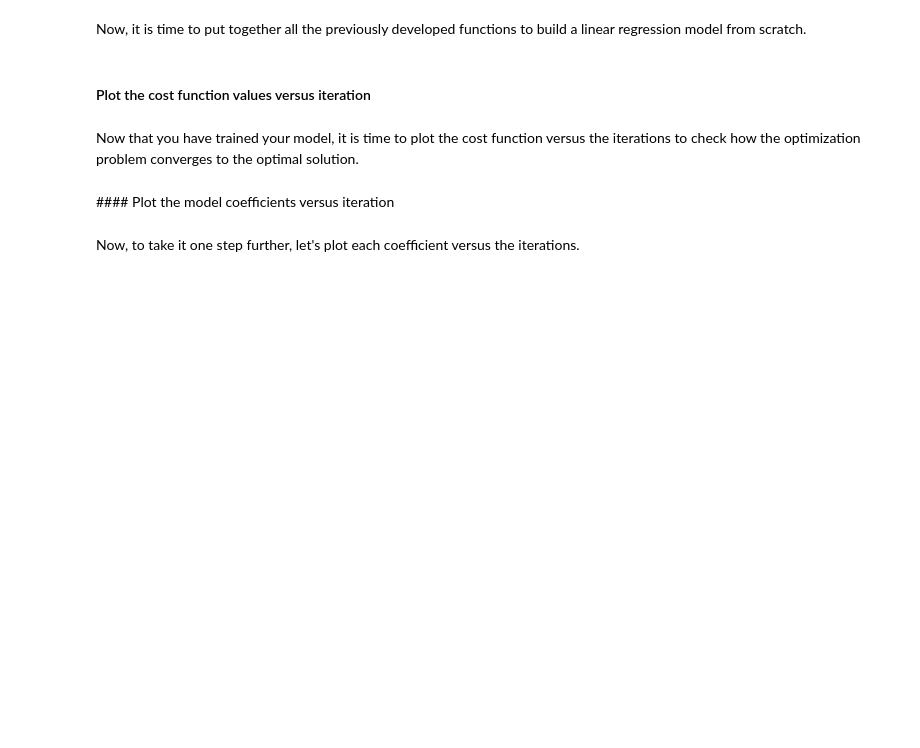
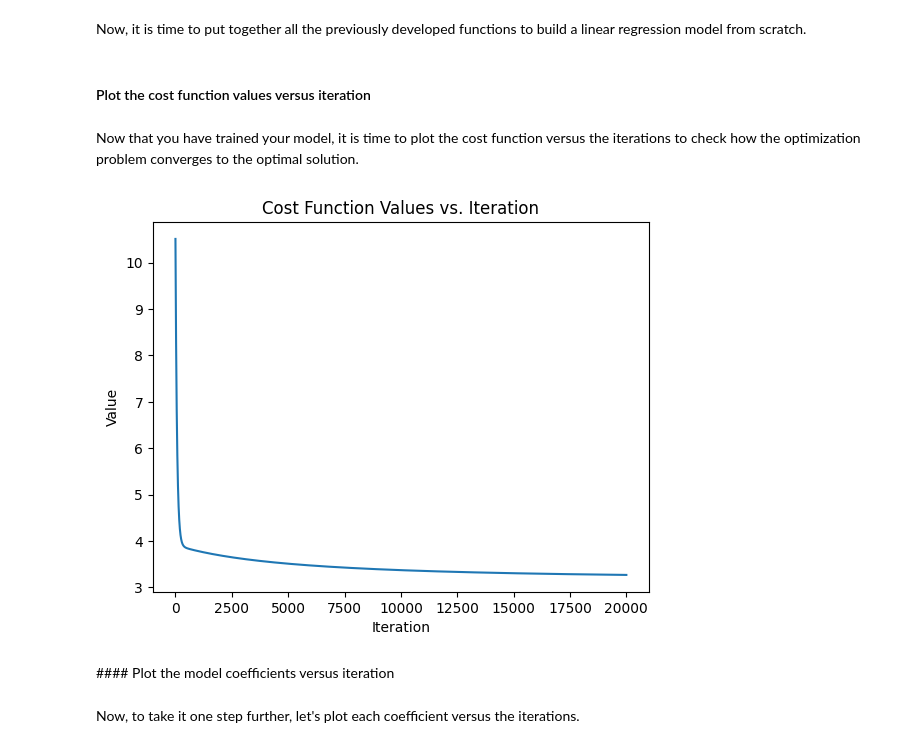
Before and after one commit to MaksBurchard240894/HFG7, a Jupyter notebook: Block B/LinearRegression_temp.ipynb, the cells around one changed output. Saved outputs shown, nothing was run; the diff lists cells and outputs as text; code cells hidden in the pictures; blank space fills up the shorter version.

```diff
--- a/Block B/LinearRegression_temp.ipynb
+++ b/Block B/LinearRegression_temp.ipynb
@@ -127,7 +156,7 @@ def Init_param(p):
     # Put your code here (1 line of code)
     # Use np.random.rand to initialize the parameters
     # Note that W should have p+1 parameters
-    W =  None
+    W =  np.random.rand(p+1)
 
     return(W)
 # %% [markdown]
@@ -187,14 +220,14 @@ def cost_fun(X,Y,W):
 
     # Put your code here (1 line of code)
     # Define the number of observations
-    m = None
+    m = X.shape[0]
 
     # expand the dimension to be able to perform the matrix multiplication
     W = np.expand_dims(W, axis=1)
 
     # Put your code here (1 line of code)
     # Define the cost function using the vectorized form
-    J = None
+    J = (1 / (2 * m)) * np.transpose(X @ W - Y) @ (X @ W - Y)
 
 
     return np.squeeze(J)
@@ -232,14 +267,14 @@ def grad_descent_step_wr(X, Y, W, alf):
 
     # Put your code here (1 line of code)
     # Define the number of observations
-    m = None
+    m = X.shape[0]
 
     # Add one dimension to make the matrix multiplication possible
     W = np.expand_dims(W, axis=1)
 
     # Put your code here (1 line of code)
     # Implement the update rule
-    W_new = None
+    W_new = W - alf * (1 / m) * np.transpose(X) @ (X @ W - Y)
 
     return np.squeeze(W_new)
 # %% [markdown]
@@ -270,15 +307,15 @@ Now, it is time to put together all the previously developed functions to build
 # %%
 # Put your code here (1 line of code)
 # Choose an initial value for model parameters, use Init_param function
-w_init = None
+w_init = Init_param(p)
 
 # Put your code here (1 line of code)
 # Choose the learning rate
-alf = None
+alf = 0.005
 
 # Put your code here (1 line of code)
 # Choose the number of iterations
-N = None
+N = 20000
 
 # Save the values for W and the COST values
 W = np.zeros((p + 1, N+1))
@@ -293,14 +330,14 @@ for n in range(N):
 
     # Put your code here (1 line of code)
     # Use grad_descent_step to update the values for w
-    w_new = None
+    w_new = grad_descent_step_wr(X, Y, W[:,n], alf)
 
     # Save the new value for w
     W[:, n + 1] = w_new
 
     # Put your code here (1 line of code)
     # Save the cost value for newly obtained w using the cost_fun
-    COST[n+1] = None
+    COST[n+1] = cost_fun(X,Y,w_new)
 # %% [markdown]
 #### Plot the cost function values versus iteration
 # %% [markdown]
@@ -308,12 +345,14 @@ Now that you have trained your model, it is time to plot the cost function versu
 # %%
 # Put your code here (1 line of code)
 # Plot the cost function values per iteration; these values are already saved in COST.
-None
+plt.plot(COST)
 
 plt.xlabel('Iteration')
 plt.ylabel('Value')
 plt.title('Cost Function Values vs. Iteration')
 plt.show()
+# %% [output]
+[figure, added]
 # %% [markdown]
 #### Plot the model coefficients versus iteration
 # %% [markdown]
```
Also changed, not shown: parts of 27 cells of this notebook, 4 other files.
